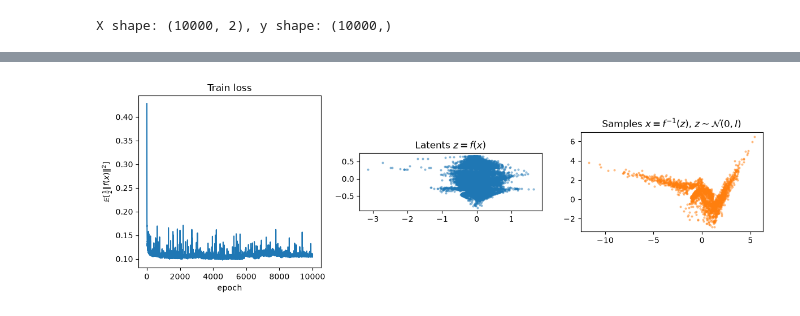
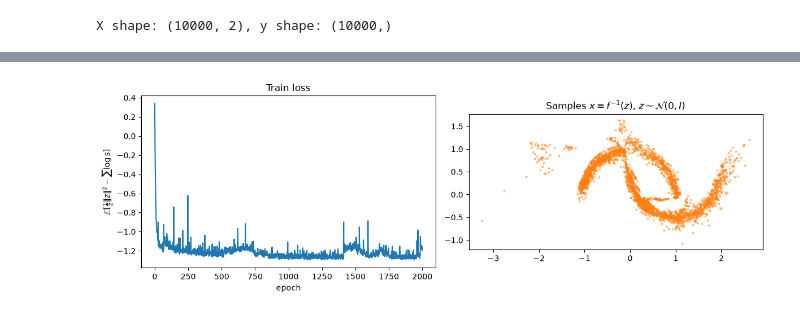
Before and after one commit to saobangmath/MiniProject-PhD-, a Jupyter notebook: notebooks/normalizing-flow.ipynb, the cells around one changed output, grey strips where cells are left out. Cells and saved outputs as stored; diff of their text form; code cells hidden in the pictures.

Commit message:
update training objective func with scaling layer + generate half-moon

```diff
--- a/notebooks/normalizing-flow.ipynb
+++ b/notebooks/normalizing-flow.ipynb
@@ -66,8 +67,9 @@ optimizer = optax.adam(1e-3)
 opt_state = optimizer.init(params)
 
 def loss_fn(params, batch):
-    z = model.apply({"params": params}, batch)
-    return 0.5 * jnp.mean(jnp.sum(z**2, axis=-1))
+    z, log_det = model.apply({"params": params}, batch)
+    # log_det = sum(log s); same for every sample in the batch
+    return 0.5 * jnp.mean(jnp.sum(z**2, axis=-1)) - log_det
 
 @jax.jit
 def train_step(params, opt_state, batch):
@@ -76,9 +78,9 @@ def train_step(params, opt_state, batch):
     params = optax.apply_updates(params, updates)
     return params, opt_state, loss
 
-# --- 10_000 epochs ---
-n_epochs = 10_000
-batch_size = 256
+# --- 2000 epochs ---
+n_epochs = 2000
+batch_size = 128
 losses = []
 
 for epoch in trange(n_epochs, desc="NICE train"):
@@ -87,6 +89,7 @@ for epoch in trange(n_epochs, desc="NICE train"):
     X_shuf = X_train[perm]
 
     batch_losses = []
+    # training with batch-SGD
     for start in range(0, X_train.shape[0], batch_size):
         batch = X_shuf[start : start + batch_size]
         params, opt_state, loss = train_step(params, opt_state, batch)
@@ -94,6 +97,8 @@ for epoch in trange(n_epochs, desc="NICE train"):
 
     epoch_loss = float(jnp.mean(jnp.stack(batch_losses)))
     losses.append(epoch_loss)
+    if epoch % 100 == 0:
+        print("loss after {} epoch = {}".format(epoch, epoch_loss))
 
 print(f"final loss: {losses[-1]:.4f} (start {losses[0]:.4f})")
 # %% [output]
@@ -101,26 +118,21 @@ final loss: 0.1084 (start 0.4283)
 # %%
 import numpy as np
 
-fig, axes = plt.subplots(1, 3, figsize=(12, 4))
+fig, axes = plt.subplots(1, 2, figsize=(12, 4))
 
 axes[0].plot(losses)
 axes[0].set_title("Train loss")
 axes[0].set_xlabel("epoch")
-axes[0].set_ylabel(r"$\mathbb{E}[\frac{1}{2}\|f(x)\|^2]$")
-
-z = model.apply({"params": params}, X_train)
-axes[1].scatter(np.asarray(z[:, 0]), np.asarray(z[:, 1]), s=4, alpha=0.4, c="tab:blue")
-axes[1].set_title("Latents $z = f(x)$")
-axes[1].set_aspect("equal")
+axes[0].set_ylabel(r"$\mathbb{E}[\frac{1}{2}\|z\|^2 - \sum \log s]$")
 
 key, k_samp = random.split(key)
-z_prior = random.normal(k_samp, (2000, 2))
-x_gen = model.apply({"params": params}, z_prior, reverse=True)
-axes[2].scatter(np.asarray(x_gen[:, 0]), np.asarray(x_gen[:, 1]), s=4, alpha=0.4, c="tab:orange")
-axes[2].set_title(r"Samples $x = f^{-1}(z)$, $z\sim\mathcal{N}(0,I)$")
-axes[2].set_aspect("equal")
+z_prior = random.normal(k_samp, (3000, 2))
+x_gen, _ = model.apply({"params": params}, z_prior, reverse=True)
+axes[1].scatter(np.asarray(x_gen[:, 0]), np.asarray(x_gen[:, 1]), s=4, alpha=0.4, c="tab:orange")
+axes[1].set_title(r"Samples $x = f^{-1}(z)$, $z\sim\mathcal{N}(0,I)$")
+axes[1].set_aspect("equal")
 
 plt.tight_layout()
 plt.show()
 # %% [output]
-[figure, old version]
+[figure, new version]
```
Also changed, not shown: parts of 2 cells of this notebook, 1 other file.
